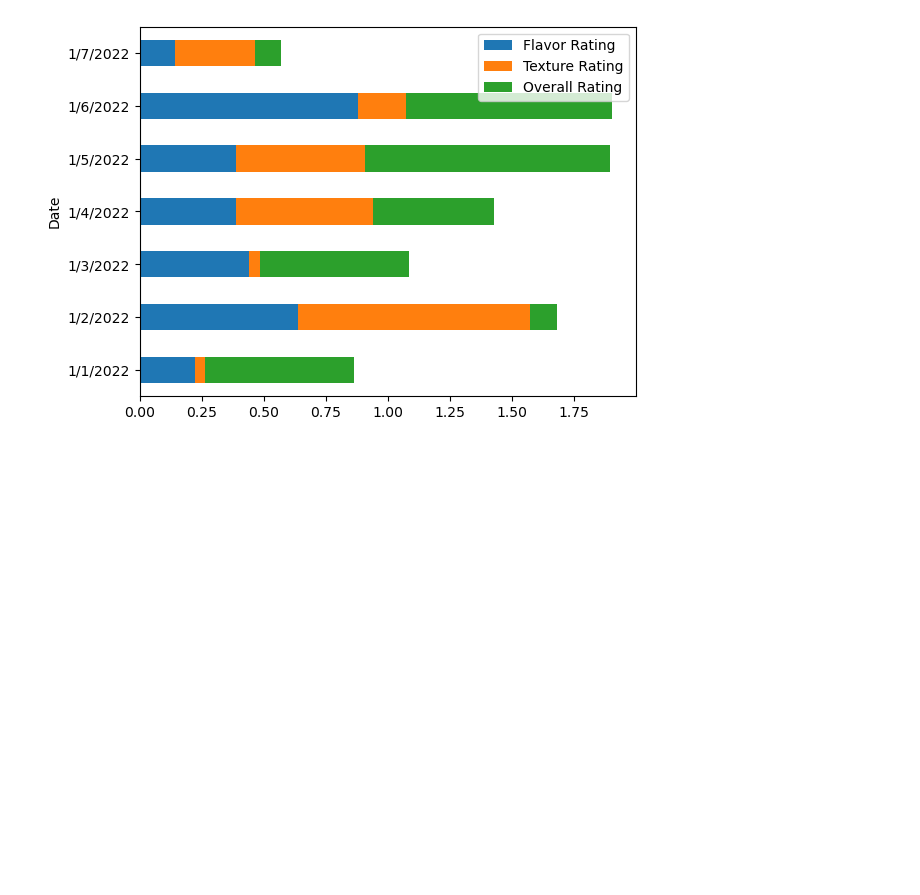
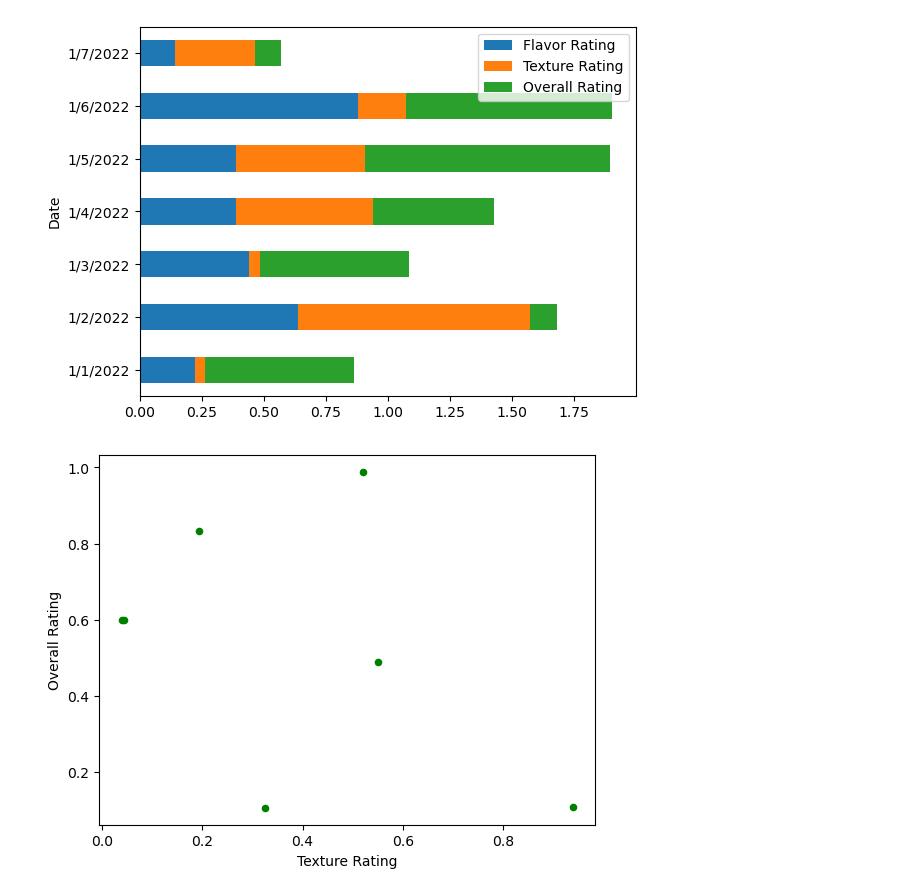
Before and after one commit to ofwonogodwin/visualization_pandas_n_matplotlib, a Jupyter notebook: visualisation.ipynb, the cells around one changed output. Drawn from its saved outputs; the diff is of its cells as text; code cells hidden in the pictures; blank space fills up the shorter version.

```diff
--- a/visualisation.ipynb
+++ b/visualisation.ipynb
@@ -61,3 +61,9 @@ df.plot.barh(stacked = True)
 plt.show()
 # %% [output]
 [figure]
+# %%
+# Scatter Plots
+df.plot.scatter(x = 'Texture Rating',y = 'Overall Rating',color ='green',marker='o')
+plt.show(1)
+# %% [output]
+[figure, added]
```
Also changed, not shown: parts of 6 cells of this notebook.
